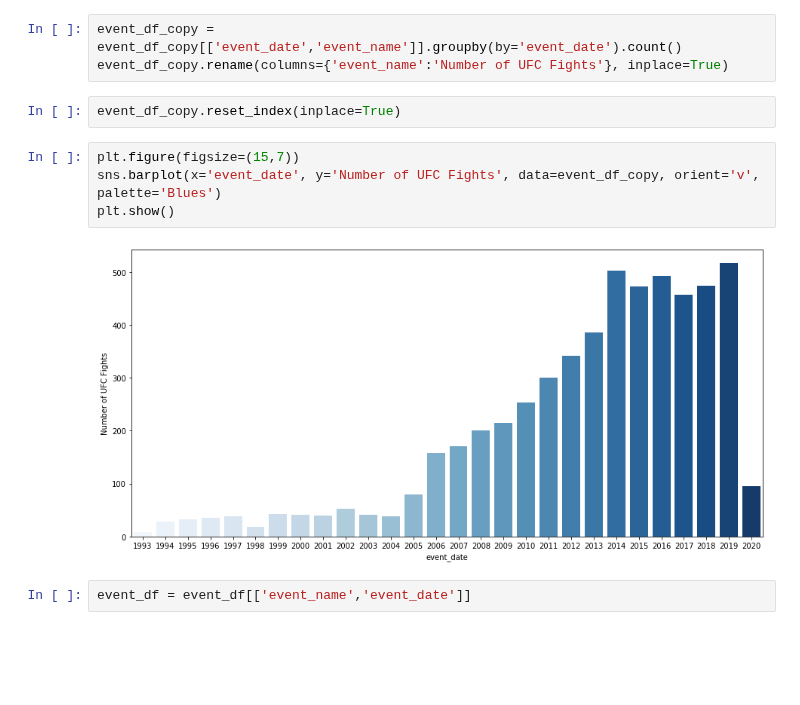
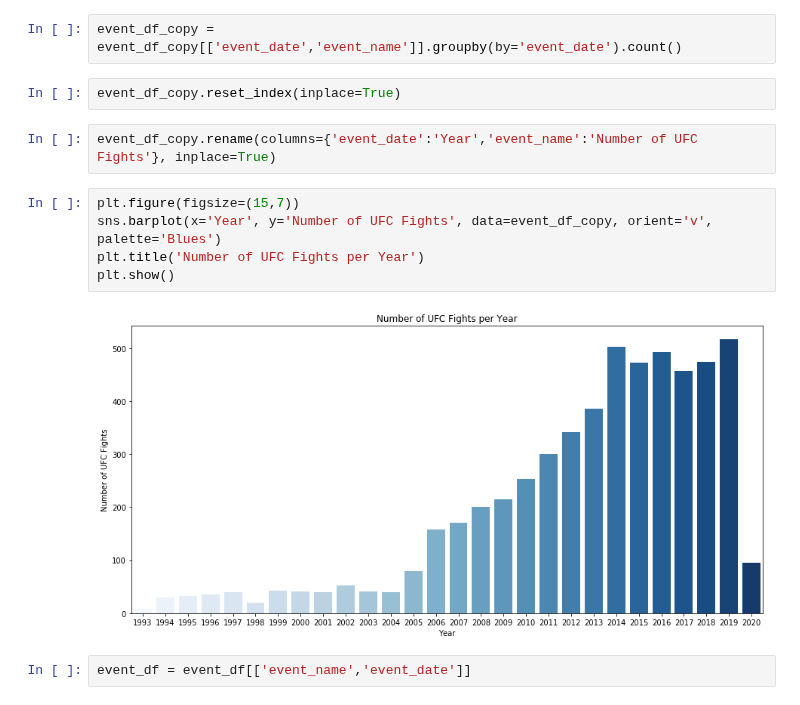
Before and after one commit to ravimalde/ufc_fight_predictor, a Jupyter notebook: preprocessing.ipynb, the cells around one changed output. Saved outputs shown, nothing was run; the diff lists cells and outputs as text; blank space fills up the shorter version.

```diff
--- a/preprocessing.ipynb
+++ b/preprocessing.ipynb
@@ -138,15 +138,17 @@ event_df_copy = event_df.copy()
 event_df_copy['event_date'] = event_df_copy['event_date'].dt.year.astype(str)
 # %%
 event_df_copy = event_df_copy[['event_date','event_name']].groupby(by='event_date').count()
-event_df_copy.rename(columns={'event_name':'Number of UFC Fights'}, inplace=True)
 # %%
 event_df_copy.reset_index(inplace=True)
+# %%
+event_df_copy.rename(columns={'event_date':'Year','event_name':'Number of UFC Fights'}, inplace=True)
 # %%
 plt.figure(figsize=(15,7))
-sns.barplot(x='event_date', y='Number of UFC Fights', data=event_df_copy, orient='v', palette='Blues')
+sns.barplot(x='Year', y='Number of UFC Fights', data=event_df_copy, orient='v', palette='Blues')
+plt.title('Number of UFC Fights per Year')
 plt.show()
 # %% [output]
-[figure, old version]
+[figure, new version]
 # %%
 event_df = event_df[['event_name','event_date']]
 # %%
```
Also changed, not shown: parts of 3 cells of this notebook, 9 other files.
